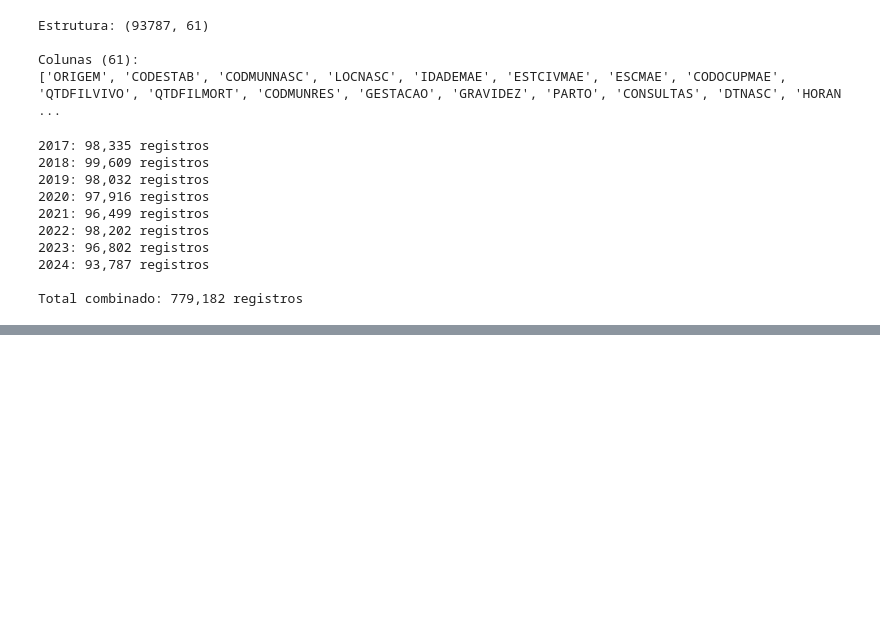
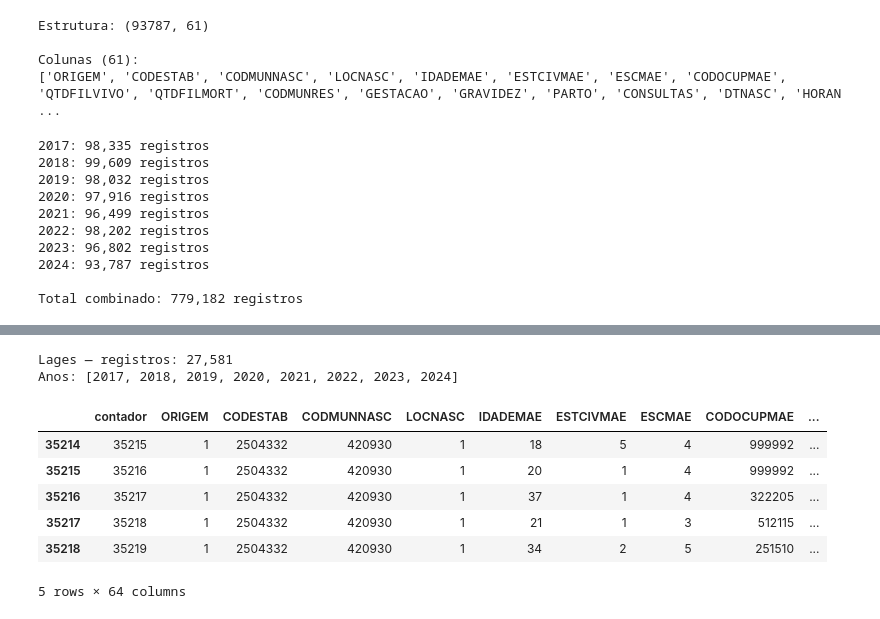
Before and after one commit to Felipeguisc/analise-dados-sinasc-datasus, a Jupyter notebook: PySUS.ipynb, the cells around one changed output, grey strips where cells are left out. Saved outputs shown, nothing was run; the diff lists cells and outputs as text; code cells hidden in the pictures; blank space fills up the shorter version.

```diff
--- a/PySUS.ipynb
+++ b/PySUS.ipynb
@@ -81,0 +86,19 @@ Total combinado: 779,182 registros
+# %%
+COD_MUNICIPIO_LAGES = "420930"
+
+df_lages = df_todos[df_todos["CODMUNNASC"].astype(str).str.strip() == COD_MUNICIPIO_LAGES].copy()
+df_lages["IDADEMAE_NUM"] = pd.to_numeric(df_lages["IDADEMAE"], errors="coerce")
+
+print(f"Lages — registros: {len(df_lages):,}")
+print(f"Anos: {sorted(df_lages['ANO_REF'].unique())}")
+df_lages.head()
+# %% [output]
+Lages — registros: 27,581
+Anos: [2017, 2018, 2019, 2020, 2021, 2022, 2023, 2024]
+|  | contador | ORIGEM | CODESTAB | CODMUNNASC | LOCNASC | IDADEMAE | ESTCIVMAE | ESCMAE | CODOCUPMAE | ... |
+| 35214 | 35215 | 1 | 2504332 | 420930 | 1 | 18 | 5 | 4 | 999992 | ... |
+| 35215 | 35216 | 1 | 2504332 | 420930 | 1 | 20 | 1 | 4 | 999992 | ... |
+| 35216 | 35217 | 1 | 2504332 | 420930 | 1 | 37 | 1 | 4 | 322205 | ... |
+| 35217 | 35218 | 1 | 2504332 | 420930 | 1 | 21 | 1 | 3 | 512115 | ... |
+| 35218 | 35219 | 1 | 2504332 | 420930 | 1 | 34 | 2 | 5 | 251510 | ... |
+5 rows × 64 columns
```
Also changed, not shown: parts of 6 cells of this notebook, 1 other file.
